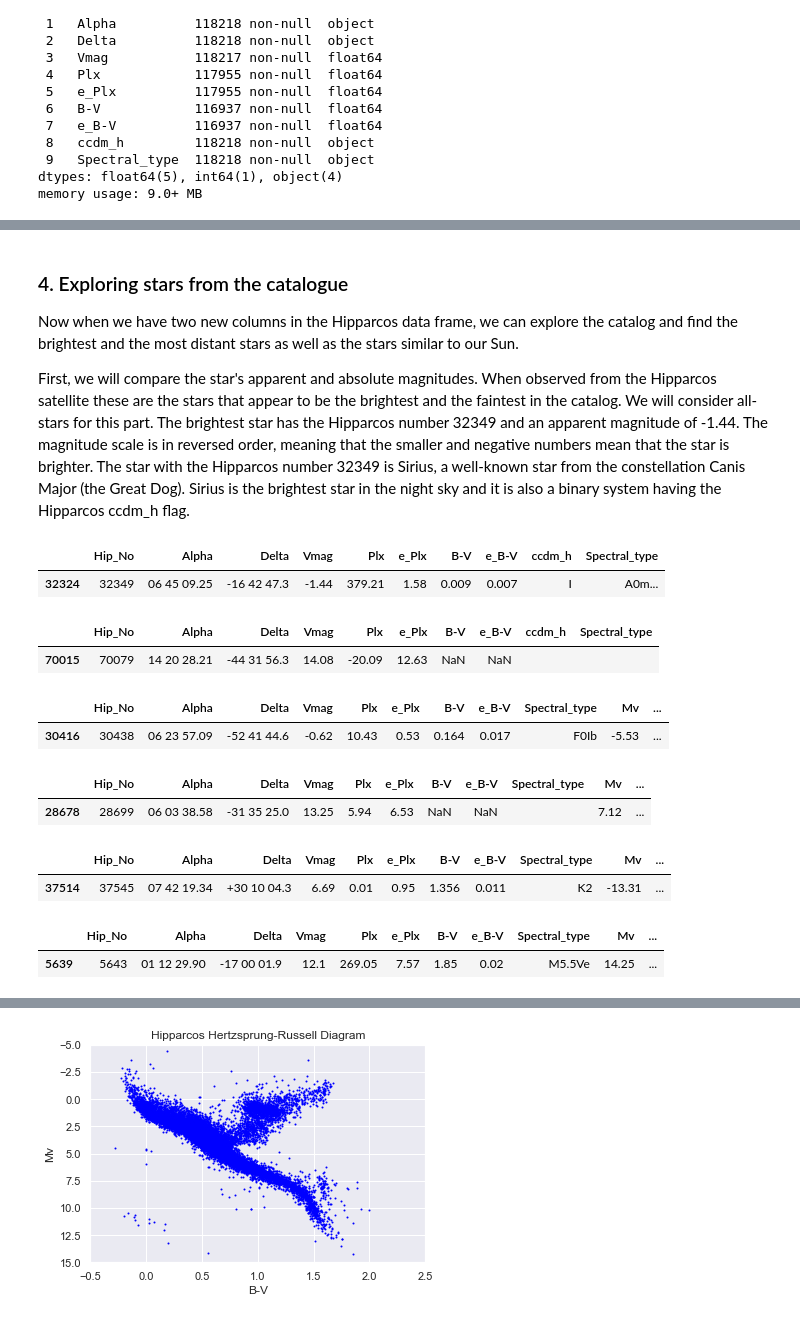
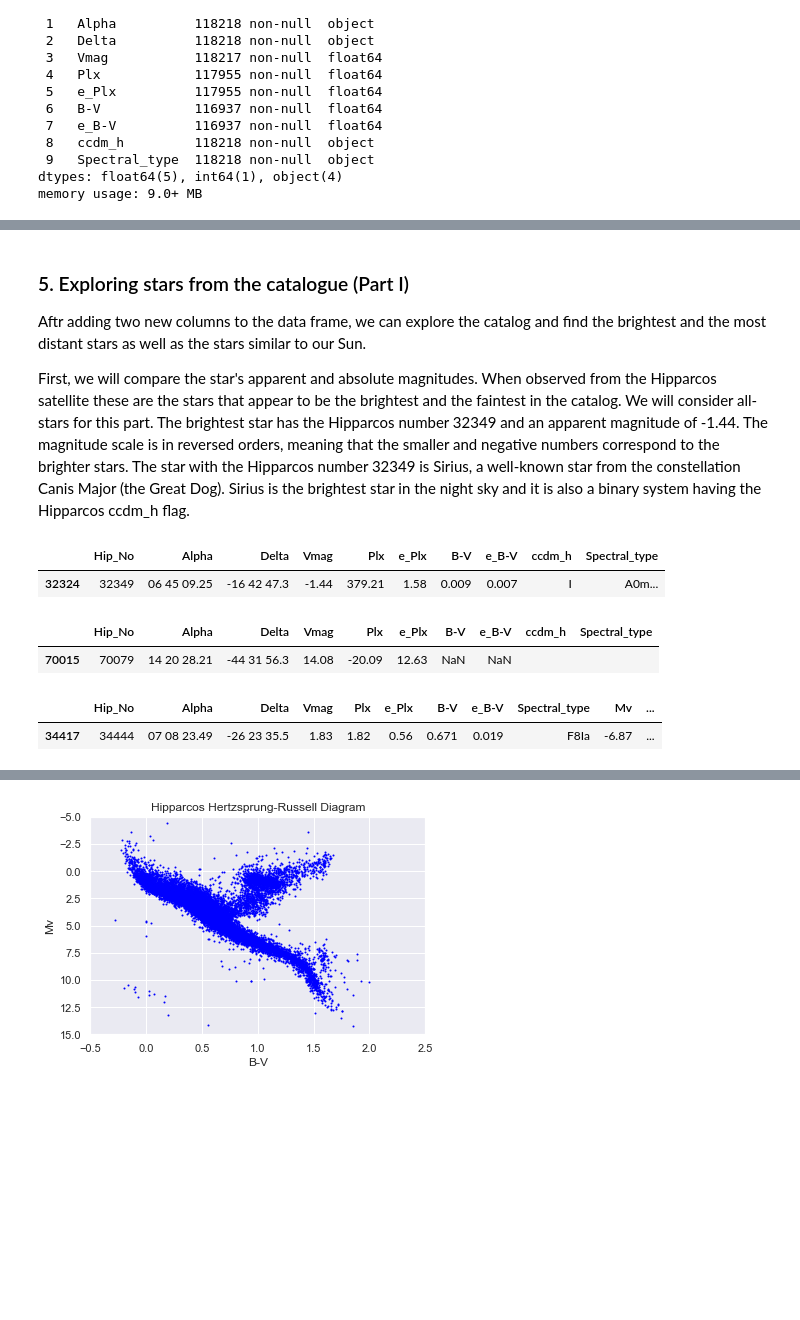
Before and after one commit to lilianasku/Hipparcos-with-Python, a Jupyter notebook: notebooks/Stars-Of-Hipparcos-Catalogue.ipynb, the cells around one changed output, grey strips where cells are left out. Saved outputs shown, nothing was run; the diff lists cells and outputs as text; code cells hidden in the pictures; blank space fills up the shorter version.

```diff
--- a/notebooks/Stars-Of-Hipparcos-Catalogue.ipynb
+++ b/notebooks/Stars-Of-Hipparcos-Catalogue.ipynb
@@ -103,9 +108,11 @@ print('Number of stars without measured parallaxes:{}'.format(no_plx) )
 negative_plx= sum([plx<0 for plx in hip['Plx'].values])
 print('Number of stars with negative parallaxes:{}'.format(negative_plx) )
 
+#selecting stars with positive Plx and with the relative errors in Plx < 80%
+hip_stars = hip.loc[(hip['Plx']>0) & (hip['e_Plx']/hip['Plx'].abs()<0.80)].copy()
+
 #data frame with positive parallaxes
-hip_stars = hip.loc[hip['Plx']>0].copy()
-hip_stars.shape
+print(hip_stars.shape)
 # %% [output]
 Number of stars without measured parallaxes:61
 Number of stars with negative parallaxes:3390
@@ -151,42 +151,25 @@ hip_stars.head(5)
 | 4 | 5 | 00 00 02.39 | -40 35 28.4 | 8.55 | 2.87 | 1.11 | 0.902 | 0.013 | G8III | 0.84 | ... |
 | 5 | 6 | 00 00 04.35 | +03 56 47.4 | 12.31 | 18.80 | 4.99 | 1.336 | 0.020 | M0V: | 8.68 | ... |
 # %% [markdown]
-### 4. Exploring stars from the catalogue
+### 5. Exploring stars from the catalogue (Part I)
 
-Now when we have two new columns in the Hipparcos data frame, we can explore the catalog and find the brightest and the most distant stars as well as the stars similar to our Sun.
+Aftr adding two new columns to the data frame, we can explore the catalog and find the brightest and the most distant stars as well as the stars similar to our Sun.
 
 First, we will compare the star's apparent and absolute magnitudes.
-When observed from the Hipparcos satellite these are the stars that appear to be the brightest and the faintest in the catalog. We will consider all-stars for this part. The brightest star has the Hipparcos number 32349 and an apparent magnitude of -1.44. The magnitude scale is in reversed order, meaning that the smaller and negative numbers mean that the star is brighter. The star with the Hipparcos number 32349 is Sirius, a well-known star from the constellation Canis Major (the Great Dog). Sirius is the brightest star in the night sky and it is also a binary system having the Hipparcos ccdm_h flag.
+When observed from the Hipparcos satellite these are the stars that appear to be the brightest and the faintest in the catalog. We will consider all-stars for this part. The brightest star has the Hipparcos number 32349 and an apparent magnitude of -1.44. The magnitude scale is in reversed orders, meaning that the smaller and negative numbers correspond to the brighter stars. The star with the Hipparcos number 32349 is Sirius, a well-known star from the constellation Canis Major (the Great Dog). Sirius is the brightest star in the night sky and it is also a binary system having the Hipparcos ccdm_h flag.
 # %%
+#finding a star with the largest apparent magnitude
+display(hip_all_stars.nsmallest(1,'Vmag'))
+
+#finding a star with the smallest apparent magnitude
+display(hip_all_stars.nlargest(1,'Vmag'))
+
 #finding the brightest star in the catalogue
-max_magnitude = hip_all_stars.nsmallest(1,'Vmag')
-
-#finding the faintest star in the catalogue
-min_magnitude = hip_all_stars.nlargest(1,'Vmag')
-
-max = hip_stars.nsmallest(1,'Vmag')
-min = hip_stars.nlargest(1,'Vmag')
-
-max1 = hip_stars.nsmallest(1,'Mv')
-min1 = hip_stars.nlargest(1,'Mv')
-
-display(max_magnitude)
-display(min_magnitude)
-display(max)
-display(min)
-
-display(max1)
-display(min1)
+display(hip_stars.nsmallest(1,'Mv'))
 # %% [output]
 |  | Hip_No | Alpha | Delta | Vmag | Plx | e_Plx | B-V | e_B-V | ccdm_h | Spectral_type |
 | 32324 | 32349 | 06 45 09.25 | -16 42 47.3 | -1.44 | 379.21 | 1.58 | 0.009 | 0.007 | I | A0m... |
 |  | Hip_No | Alpha | Delta | Vmag | Plx | e_Plx | B-V | e_B-V | ccdm_h | Spectral_type |
 | 70015 | 70079 | 14 20 28.21 | -44 31 56.3 | 14.08 | -20.09 | 12.63 | NaN | NaN |  |  |
 |  | Hip_No | Alpha | Delta | Vmag | Plx | e_Plx | B-V | e_B-V | Spectral_type | Mv | ... |
-| 30416 | 30438 | 06 23 57.09 | -52 41 44.6 | -0.62 | 10.43 | 0.53 | 0.164 | 0.017 | F0Ib | -5.53 | ... |
+| 34417 | 34444 | 07 08 23.49 | -26 23 35.5 | 1.83 | 1.82 | 0.56 | 0.671 | 0.019 | F8Ia | -6.87 | ... |
-|  | Hip_No | Alpha | Delta | Vmag | Plx | e_Plx | B-V | e_B-V | Spectral_type | Mv | ... |
-| 28678 | 28699 | 06 03 38.58 | -31 35 25.0 | 13.25 | 5.94 | 6.53 | NaN | NaN |  | 7.12 | ... |
-|  | Hip_No | Alpha | Delta | Vmag | Plx | e_Plx | B-V | e_B-V | Spectral_type | Mv | ... |
-| 37514 | 37545 | 07 42 19.34 | +30 10 04.3 | 6.69 | 0.01 | 0.95 | 1.356 | 0.011 | K2 | -13.31 | ... |
-|  | Hip_No | Alpha | Delta | Vmag | Plx | e_Plx | B-V | e_B-V | Spectral_type | Mv | ... |
-| 5639 | 5643 | 01 12 29.90 | -17 00 01.9 | 12.1 | 269.05 | 7.57 | 1.85 | 0.02 | M5.5Ve | 14.25 | ... |
```
Also changed, not shown: parts of 27 cells of this notebook.
